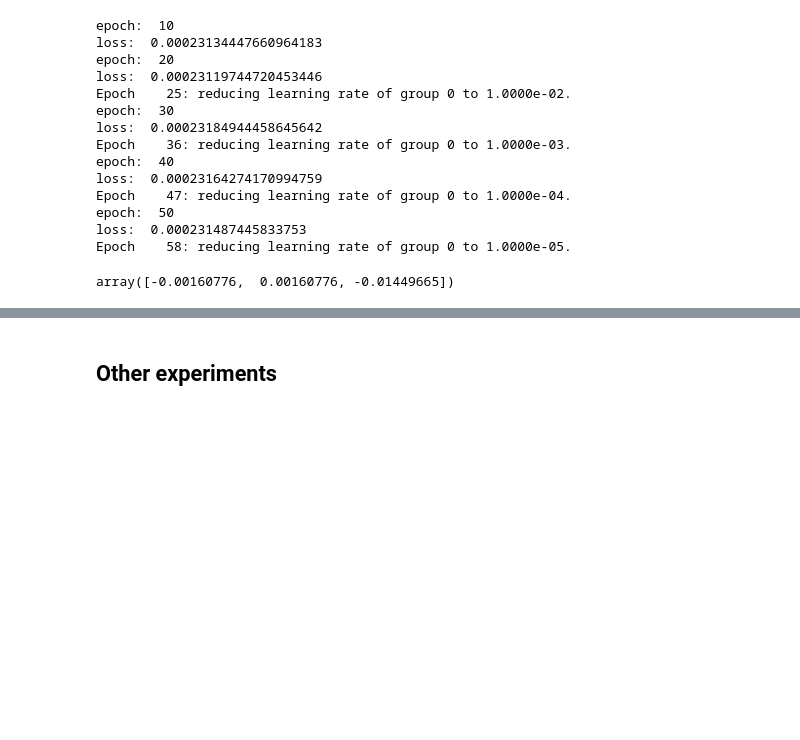
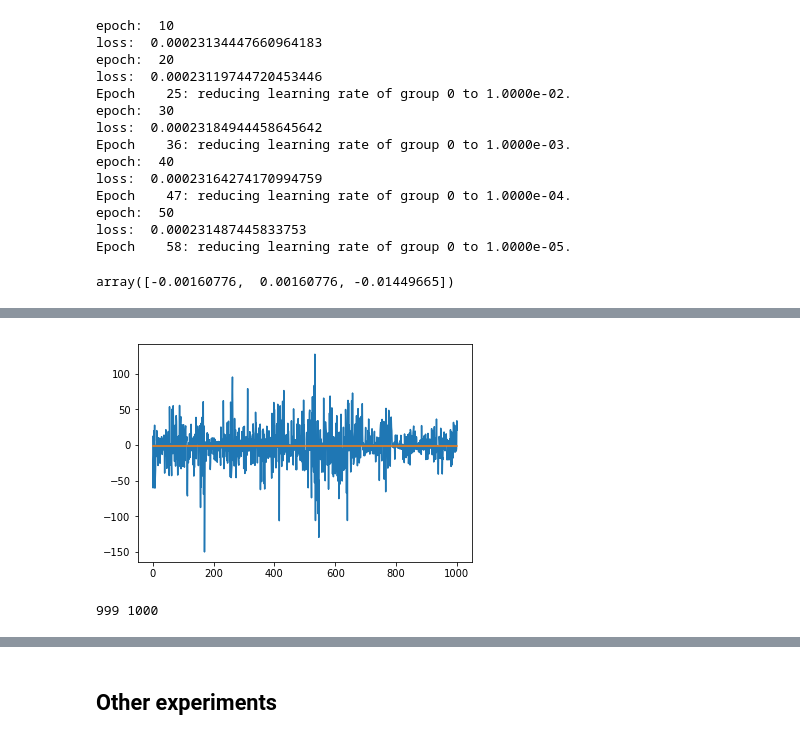
Before and after one commit to wweijia94/btc_dataset, a Jupyter notebook: rnn/train.ipynb, the cells around one changed output, grey strips where cells are left out. Drawn from its saved outputs; the diff is of its cells as text; code cells hidden in the pictures; blank space fills up the shorter version.

```diff
--- a/rnn/train.ipynb
+++ b/rnn/train.ipynb
@@ -400,0 +844,8 @@ plt.show()
+# %%
+plt.plot(test_data)
+plt.plot(pred)
+plt.show()
+print(len(test_data[input_size:]), len(pred))
+# %% [output]
+[figure, added]
+999 1000
```
Also changed, not shown: parts of 21 cells of this notebook.
